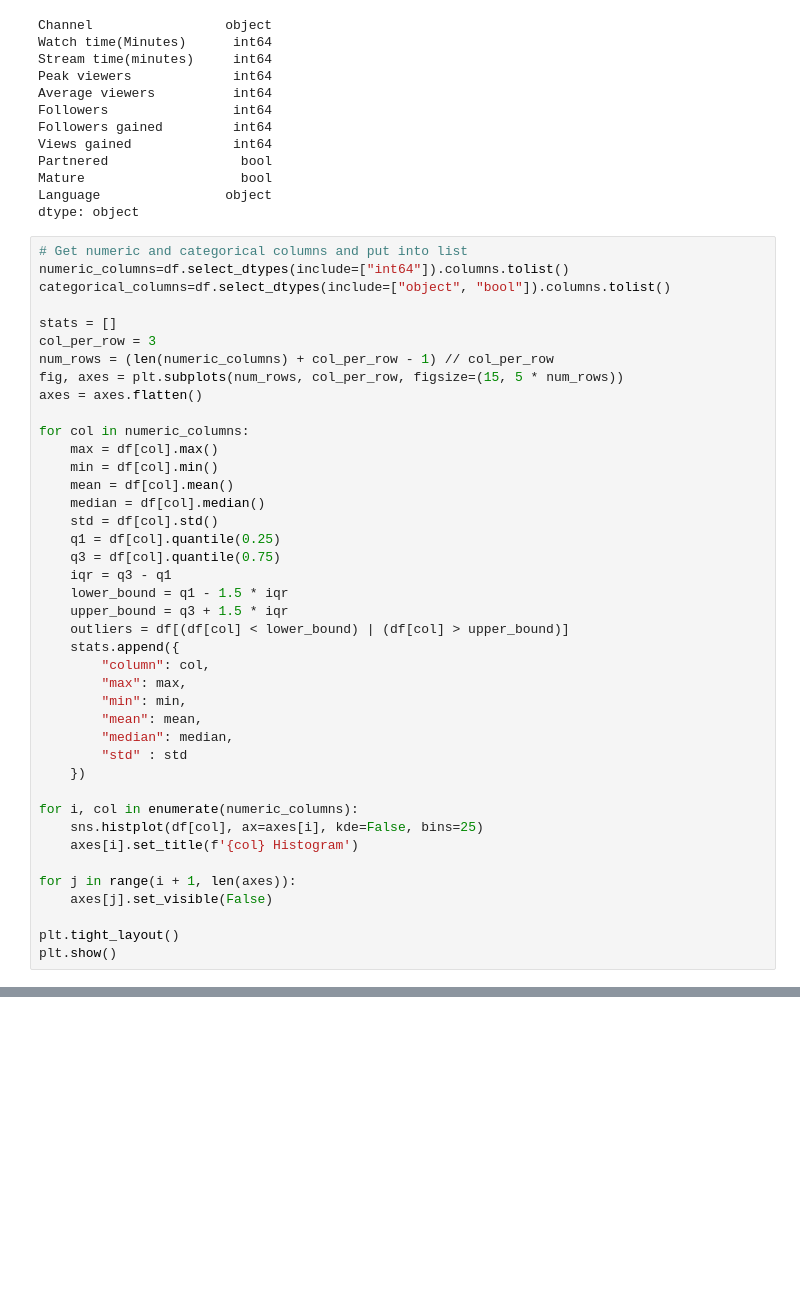
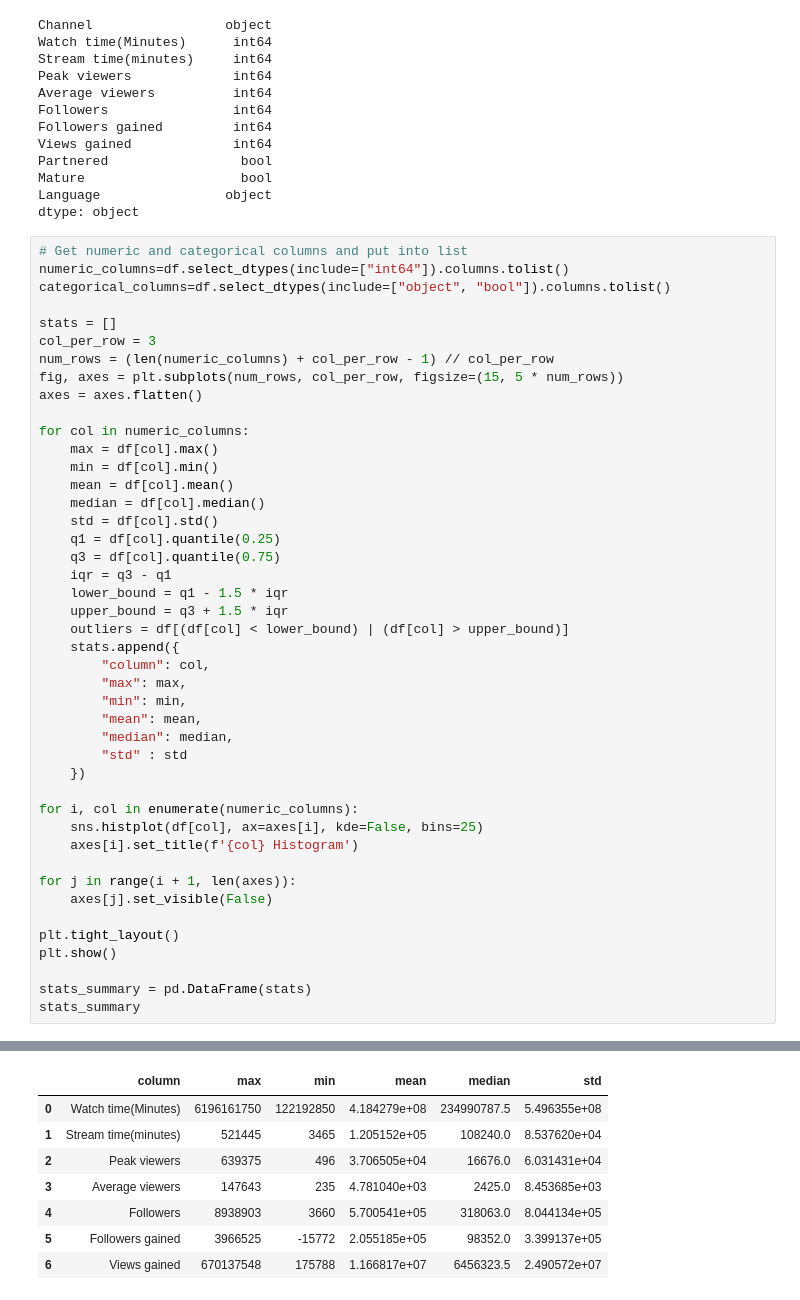
Before and after one commit to datasheng/CSC460-HW-Repo-Darren-Ling, a Jupyter notebook: HW4/Exploratory_Data_Analysis_Darren_Ling.ipynb, the cells around one changed output, grey strips where cells are left out. Drawn from its saved outputs; the diff is of its cells as text; blank space fills up the shorter version.

```diff
--- a/HW4/Exploratory_Data_Analysis_Darren_Ling.ipynb
+++ b/HW4/Exploratory_Data_Analysis_Darren_Ling.ipynb
@@ -123,30 +123,41 @@ for col in numeric_columns:
     min = df[col].min()
     mean = df[col].mean()
     median = df[col].median()
     std = df[col].std()
     q1 = df[col].quantile(0.25)
     q3 = df[col].quantile(0.75)
     iqr = q3 - q1
     lower_bound = q1 - 1.5 * iqr
     upper_bound = q3 + 1.5 * iqr
     outliers = df[(df[col] < lower_bound) | (df[col] > upper_bound)]
     stats.append({
         "column": col,
         "max": max,
         "min": min,
         "mean": mean,
         "median": median,
         "std" : std
     })
 
 for i, col in enumerate(numeric_columns):
     sns.histplot(df[col], ax=axes[i], kde=False, bins=25)
     axes[i].set_title(f'{col} Histogram')
 
 for j in range(i + 1, len(axes)):
     axes[j].set_visible(False)
 
 plt.tight_layout()
 plt.show()
+
+stats_summary = pd.DataFrame(stats)
+stats_summary
 # %% [output]
 [figure]
+|  | column | max | min | mean | median | std |
+| 0 | Watch time(Minutes) | 6196161750 | 122192850 | 4.184279e+08 | 234990787.5 | 5.496355e+08 |
+| 1 | Stream time(minutes) | 521445 | 3465 | 1.205152e+05 | 108240.0 | 8.537620e+04 |
+| 2 | Peak viewers | 639375 | 496 | 3.706505e+04 | 16676.0 | 6.031431e+04 |
+| 3 | Average viewers | 147643 | 235 | 4.781040e+03 | 2425.0 | 8.453685e+03 |
+| 4 | Followers | 8938903 | 3660 | 5.700541e+05 | 318063.0 | 8.044134e+05 |
+| 5 | Followers gained | 3966525 | -15772 | 2.055185e+05 | 98352.0 | 3.399137e+05 |
+| 6 | Views gained | 670137548 | 175788 | 1.166817e+07 | 6456323.5 | 2.490572e+07 |
```
Also changed, not shown: parts of 3 cells of this notebook.
